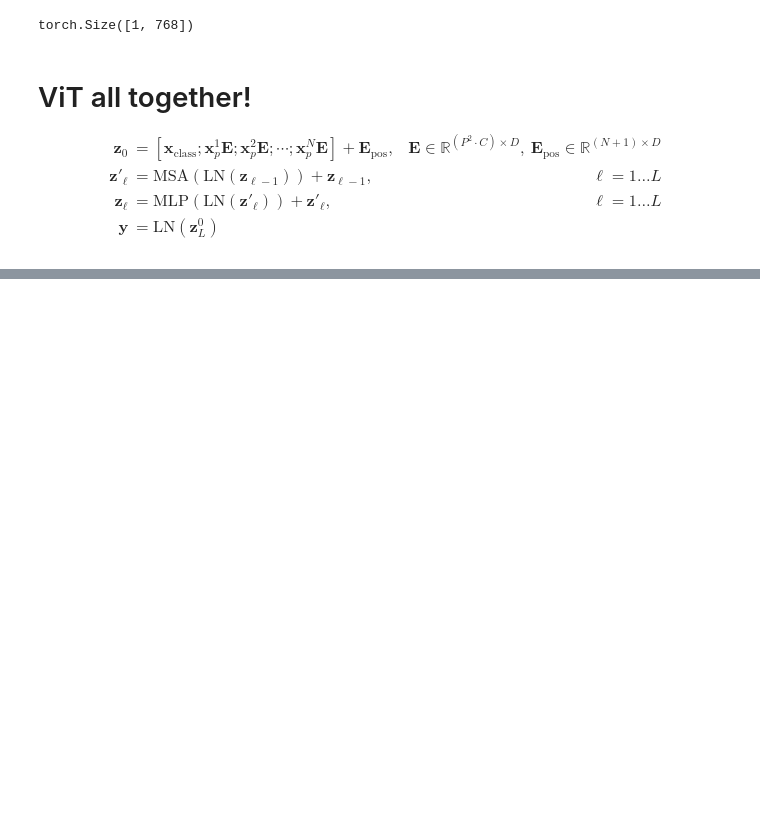
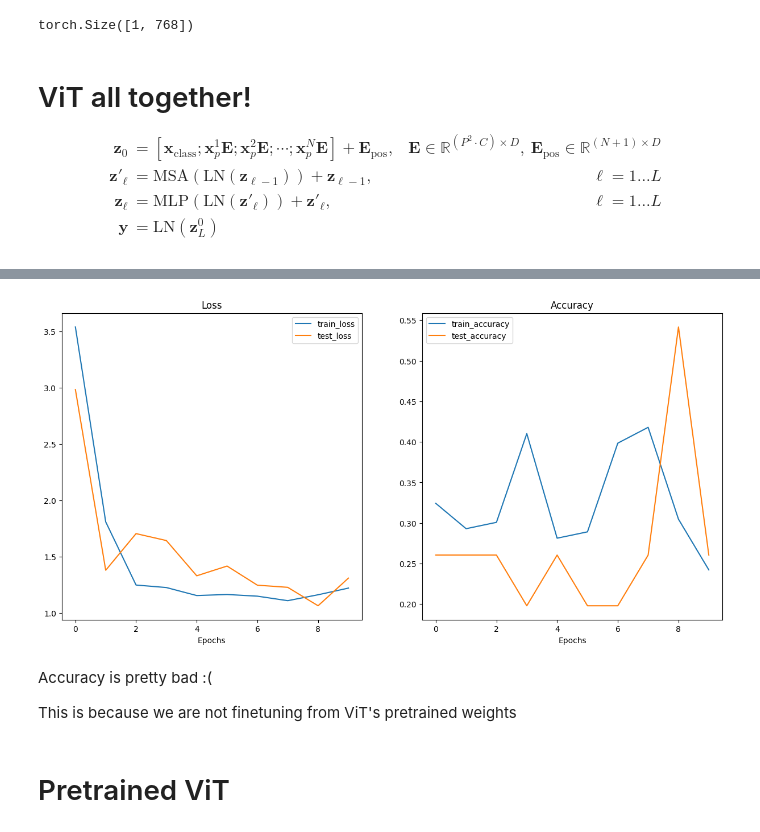
Before and after one commit to tyleryy/Models-from-Scratch, a Jupyter notebook: ViT/ViT_from_scratch.ipynb, the cells around one changed output, grey strips where cells are left out. Cells and saved outputs as stored; diff of their text form; code cells hidden in the pictures; blank space fills up the shorter version.

```diff
--- a/ViT/ViT_from_scratch.ipynb
+++ b/ViT/ViT_from_scratch.ipynb
@@ -120,6 +125,12 @@ NUM_OF_ENCODER_LAYERS = 12
 MLP_DROPOUT = 0.1
 EMBEDDING_DROPOUT = 0.1
 
+# Training
+
+LR=3e-3 # LR from Table 3 for ViT-* ImageNet-1k
+BETAS=(0.9, 0.999) # default Adam values but also mentioned in ViT paper section 4.1 (Training & Fine-tuning)
+WEIGHT_DECAY=0.3 # from the ViT paper section 4.1 (Training & Fine-tuning) and Table 3 for ViT-* ImageNet-1k
+
 
 # num of patches -> 196 (N) -> (H * W) / P**2
 
@@ -466,0 +506,3 @@ summary(model=vit, input_size=(32, 3, 224, 224))
+# %%
+device = "cuda" if torch.cuda.is_available() else "cpu"
+device
@@ -466,0 +511,20 @@ summary(model=vit, input_size=(32, 3, 224, 224))
+# %%
+optimizer = torch.optim.Adam(params=vit.parameters(),
+                             lr=LR,
+                             betas=BETAS,
+                             weight_decay=WEIGHT_DECAY)
+
+# Setup the loss function for multi-class classification
+loss_fn = torch.nn.CrossEntropyLoss()
+
+# Set the seeds
+helper_functions.set_seeds()
+
+# Train the model and save the training results to a dictionary
+results = engine.train(model=vit,
+                       train_dataloader=train_dataloader,
+                       test_dataloader=test_dataloader,
+                       optimizer=optimizer,
+                       loss_fn=loss_fn,
+                       epochs=10,
+                       device=device)
@@ -466,0 +542,11 @@ summary(model=vit, input_size=(32, 3, 224, 224))
+# %%
+# Plot our ViT model's loss curves
+helper_functions.plot_loss_curves(results)
+# %% [output]
+[figure, added]
+# %% [markdown]
+Accuracy is pretty bad :(
+
+This is because we are not finetuning from ViT's pretrained weights
+# %% [markdown]
+# Pretrained ViT
```
Also changed, not shown: parts of 22 cells of this notebook, 1 other file.
